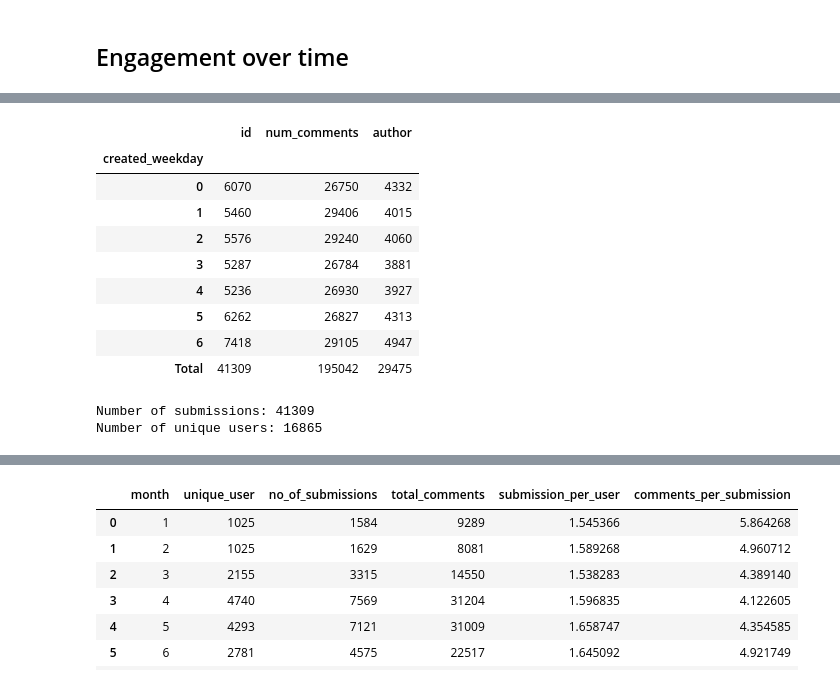
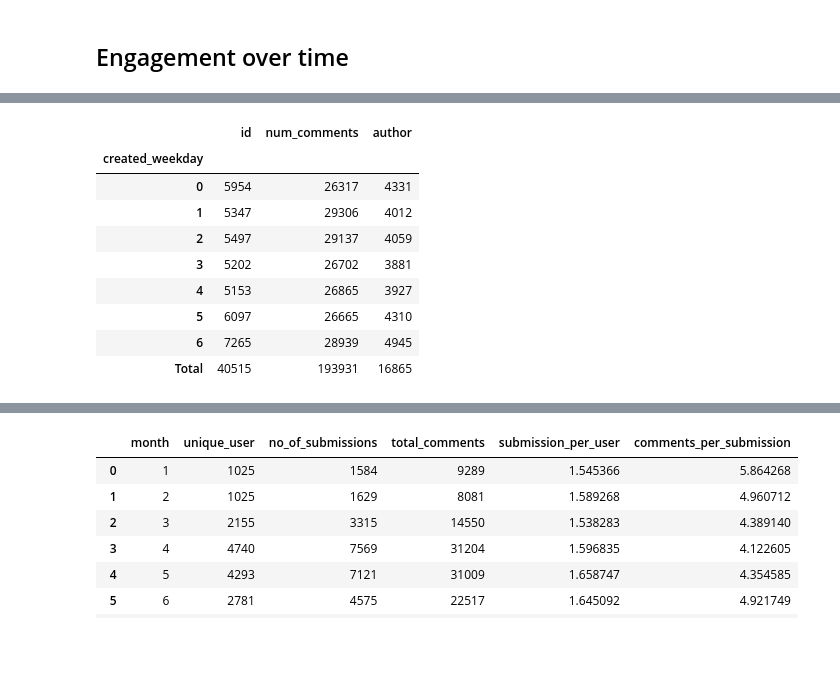
Before and after one commit to Lisa-Ho/breadit, a Jupyter notebook: notebooks/lockdown-baking-part-2-data-cleaning-classification.ipynb, the cells around one changed output, grey strips where cells are left out. Cells and saved outputs as stored; diff of their text form; code cells hidden in the pictures; blank space fills up the shorter version.

```diff
--- a/notebooks/lockdown-baking-part-2-data-cleaning-classification.ipynb
+++ b/notebooks/lockdown-baking-part-2-data-cleaning-classification.ipynb
@@ -122,6 +188,9 @@ title = replace_values(title, replace_dict)
 # strip white space at the end
 title = title.str.strip()
 
+# add new column to dataframe
+df["title_standardised"] = title
+
 print(title)
 # %% [output]
 0        first attempt at a starter really hope i manag...
@@ -163,6 +232,9 @@ for words in title.str.split(" "):
 # join titles back together
 title_no_stop_words = [" ".join(items) for items in title_no_stop_words]
 
+# add title to dataframe
+df["title_no_stop_words"] = title_no_stop_words
+
 print(title_no_stop_words[:10])
 # %% [output]
 ['first attempt starter really hope manage keep alive mixed existence opening second decade', 'skillet dutch oven sourdough rainy pacific northwest', 'last bread 2019 used brad claire recipe alive sou ...
@@ -172,6 +244,8 @@ Now we want to reduce the inflectional forms of each word into a common base or
 
 Read [this article](https://blog.bitext.com/what-is-the-difference-between-stemming-and-lemmatization/) for more information on the difference betweent stemmatising and lemmatising.
 # %%
+import en_core_web_sm
+
 # load model from SpaCy
 nlp = en_core_web_sm.load()
 
@@ -187,3 +261,5 @@ for words in pd.Series(title_no_stop_words):
 
 # join titles back together
 title_lemmatised = [" ".join(items) for items in title_lemmatised]
+
+df["title_lemmatised"] = title_lemmatised
@@ -207,0 +268,7 @@ title_lemmatised = [" ".join(items) for items in title_lemmatised]
+# %%
+# detect duplicates based on author and title standardised
+print("Number of duplicate rows: ",len(df[df[["author", "title_standardised"]].duplicated(keep="last")]))
+
+#remove duplicates and reset index
+df = df.drop_duplicates(subset=["author", "title_standardised"],keep="last").reset_index(drop=True) #data ordered by date, last = latest
+print("New number of rows: ", len(df))
@@ -235,28 +351,21 @@ pivot
 # %%
 ## Submissions and comments by weekday
 pivot = df.groupby("created_weekday")[["id", "num_comments", "author"]].agg({"id": "count",
                                                                              "num_comments":"sum",
                                                                             "author": "nunique"})
-pivot.loc['Total'] = pivot.sum() #add total row
-pivot.iloc["Total", "author"]
+pivot.loc['Total'] = [df["id"].count(), df["num_comments"].sum(), df["author"].nunique()] #add total row
 pivot
 # %% [output]
 |  | id | num_comments | author |
 | created_weekday |  |  |  |
-| 0 | 6070 | 26750 | 4332 |
-| 1 | 5460 | 29406 | 4015 |
-| 2 | 5576 | 29240 | 4060 |
-| 3 | 5287 | 26784 | 3881 |
-| 4 | 5236 | 26930 | 3927 |
-| 5 | 6262 | 26827 | 4313 |
-| 6 | 7418 | 29105 | 4947 |
-| Total | 41309 | 195042 | 29475 |
+| 0 | 5954 | 26317 | 4331 |
+| 1 | 5347 | 29306 | 4012 |
+| 2 | 5497 | 29137 | 4059 |
+| 3 | 5202 | 26702 | 3881 |
+| 4 | 5153 | 26865 | 3927 |
+| 5 | 6097 | 26665 | 4310 |
+| 6 | 7265 | 28939 | 4945 |
+| Total | 40515 | 193931 | 16865 |
-# %%
-print("Number of submissions:", len(df["id"]))
-print("Number of unique users:", len(np.unique(df["author"])))
-# %% [output]
-Number of submissions: 41309
-Number of unique users: 16865
 # %%
 df2 = df[["created_month","author"]]
 df2 = df2.groupby('created_month', as_index=True).agg({'author': [pd.Series.nunique, 'count']})
```
Also changed, not shown: parts of 19 cells of this notebook.
